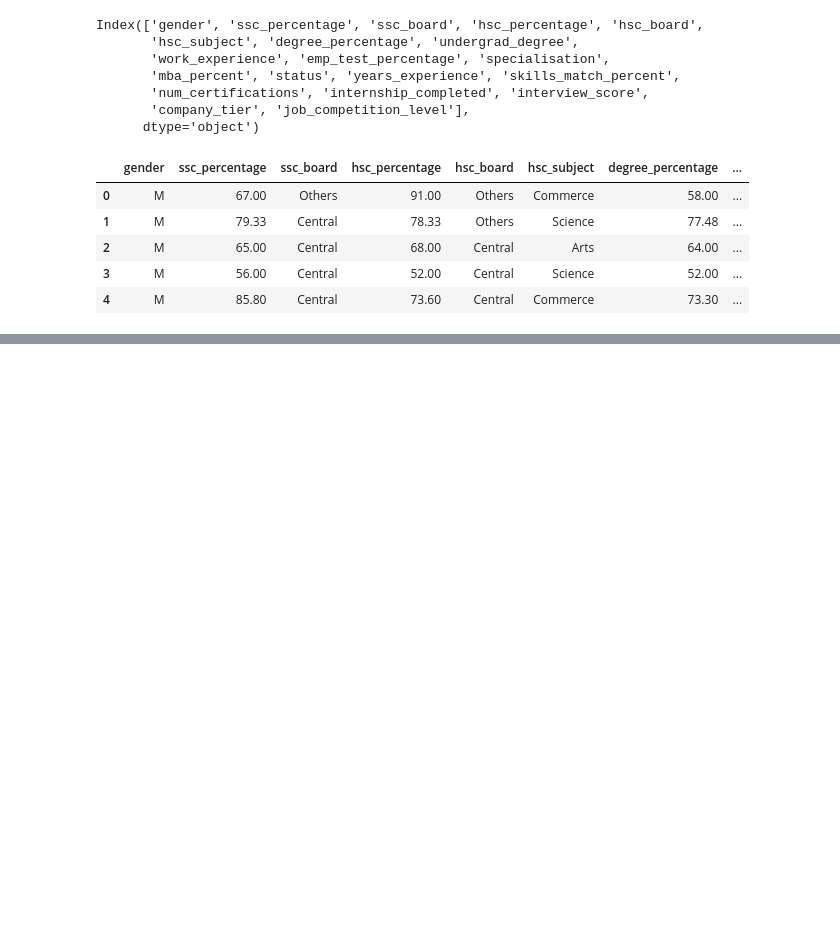
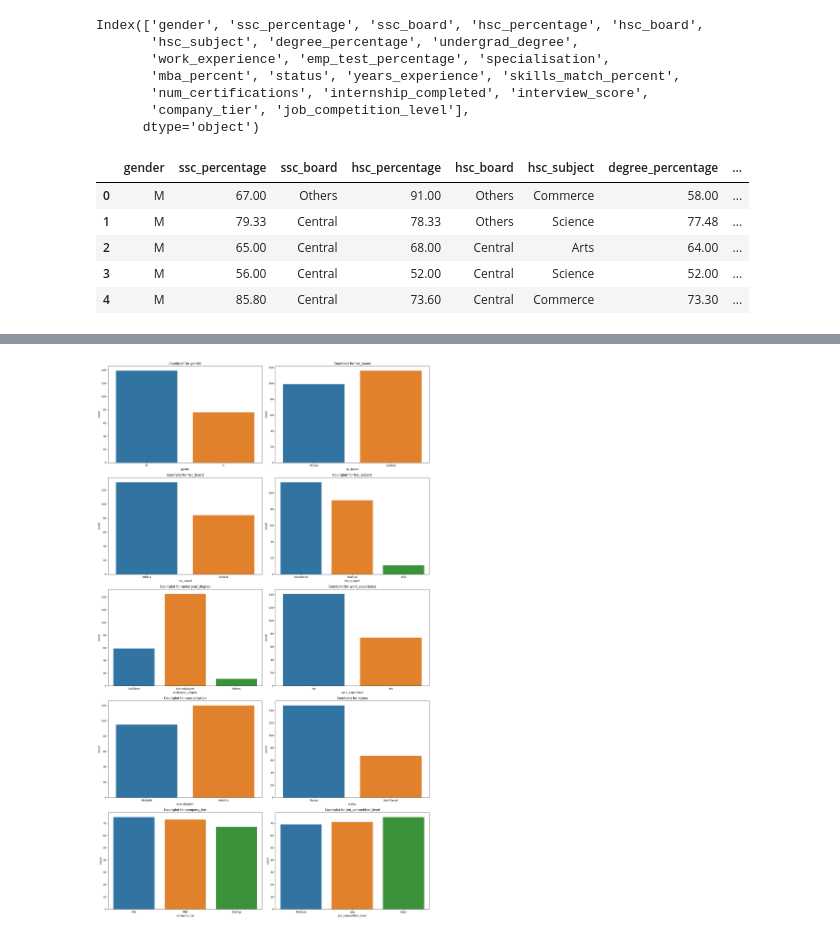
Before and after one commit to AyushDevadiga1/Machine-Learning, a Jupyter notebook: DataAnalaysisOnJobPlacementDataEnhanced.ipynb, the cells around one changed output, grey strips where cells are left out. Drawn from its saved outputs; the diff is of its cells as text; code cells hidden in the pictures; blank space fills up the shorter version.

```diff
--- a/DataAnalaysisOnJobPlacementDataEnhanced.ipynb
+++ b/DataAnalaysisOnJobPlacementDataEnhanced.ipynb
@@ -42,0 +164,17 @@ df.head()
+# %%
+
+columns = df.select_dtypes(include='object').columns.to_list()
+
+fig,axes = plt.subplots(nrows=5,ncols=2,figsize=(18,30))
+
+axes = axes.flatten()
+
+for index,column in enumerate(columns):
+
+    sns.countplot(data=df,x=column,ax=axes[index],hue=column)
+    axes[index].set_title(f'Countplot for {column}')
+
+plt.tight_layout()
+plt.show()
+# %% [output]
+[figure, added]
```
Also changed, not shown: parts of 7 cells of this notebook.
